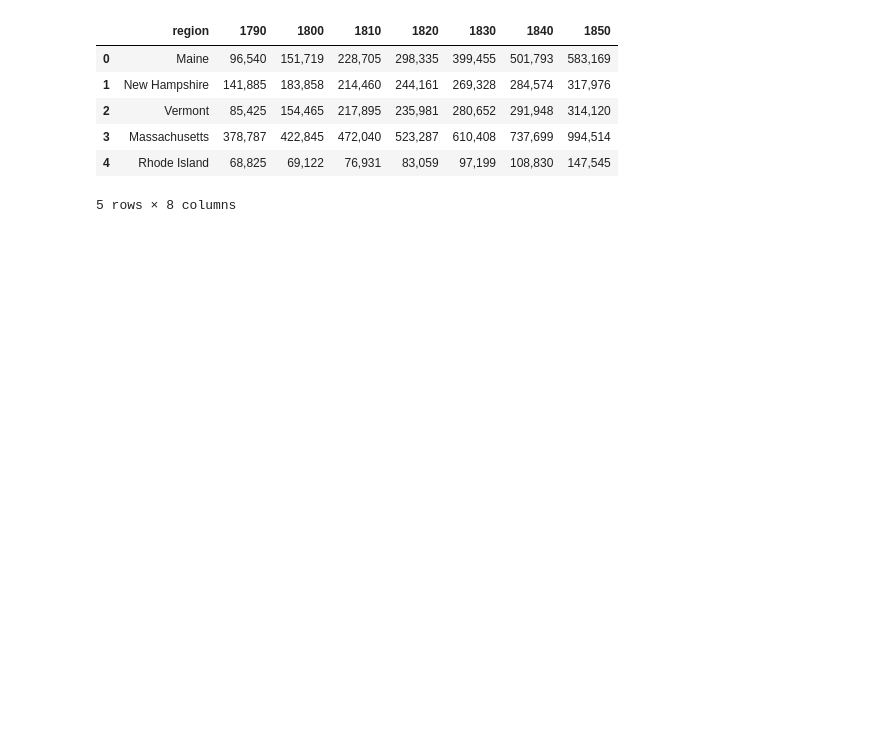
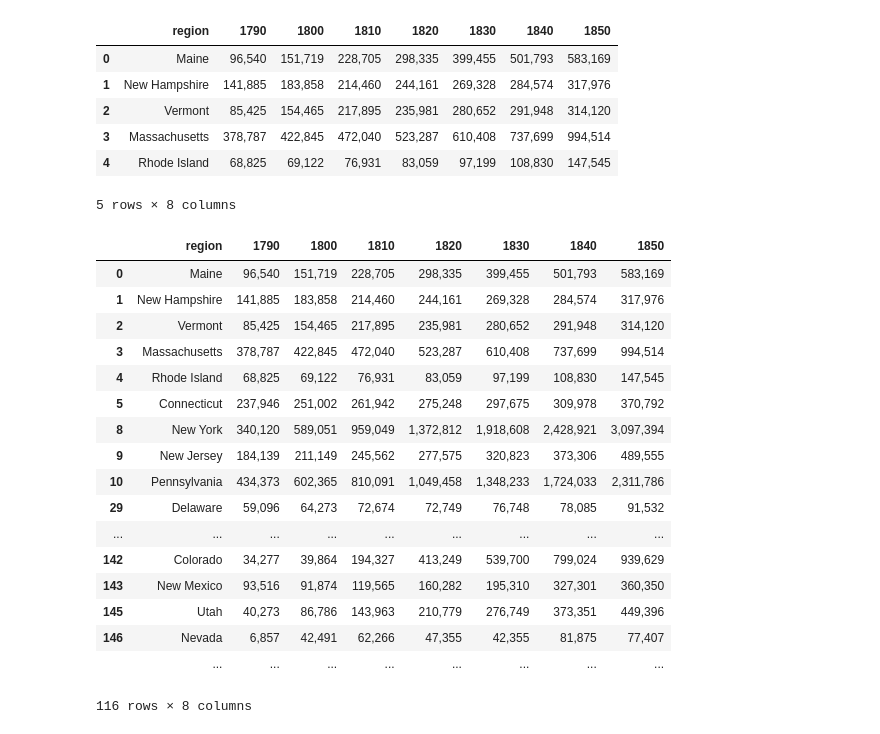
Before and after one commit to szeitlin/PopViz, a Jupyter notebook: parse_raw_populations.ipynb, the cells around one changed output. Cells and saved outputs as stored; diff of their text form; code cells hidden in the pictures; blank space fills up the shorter version.

Commit message:
better column widths, dropped region names and NaNs

```diff
--- a/parse_raw_populations.ipynb
+++ b/parse_raw_populations.ipynb
@@ -3,6 +3,6 @@ import pandas
 # %%
 names = ['region', '1790', '1800', '1810', '1820', '1830', '1840',  '1850']
 # %%
-widths = [15, 15, 15, 15, 13, 13, 13, 13]
+widths = [16, 15, 15, 13, 10, 13, 13, 13]
 # %%
 test = pandas.read_fwf("raw_table.txt", skiprows = 8, names = names, widths = widths) # index_col = 0)
@@ -16,3 +80,24 @@ test.head()
 | 3 | Massachusetts | 378,787 | 422,845 | 472,040 | 523,287 | 610,408 | 737,699 | 994,514 |
 | 4 | Rhode Island | 68,825 | 69,122 | 76,931 | 83,059 | 97,199 | 108,830 | 147,545 |
 5 rows × 8 columns
+# %%
+test.dropna()
+# %% [output]
+|  | region | 1790 | 1800 | 1810 | 1820 | 1830 | 1840 | 1850 |
+| 0 | Maine | 96,540 | 151,719 | 228,705 | 298,335 | 399,455 | 501,793 | 583,169 |
+| 1 | New Hampshire | 141,885 | 183,858 | 214,460 | 244,161 | 269,328 | 284,574 | 317,976 |
+| 2 | Vermont | 85,425 | 154,465 | 217,895 | 235,981 | 280,652 | 291,948 | 314,120 |
+| 3 | Massachusetts | 378,787 | 422,845 | 472,040 | 523,287 | 610,408 | 737,699 | 994,514 |
+| 4 | Rhode Island | 68,825 | 69,122 | 76,931 | 83,059 | 97,199 | 108,830 | 147,545 |
+| 5 | Connecticut | 237,946 | 251,002 | 261,942 | 275,248 | 297,675 | 309,978 | 370,792 |
+| 8 | New York | 340,120 | 589,051 | 959,049 | 1,372,812 | 1,918,608 | 2,428,921 | 3,097,394 |
+| 9 | New Jersey | 184,139 | 211,149 | 245,562 | 277,575 | 320,823 | 373,306 | 489,555 |
+| 10 | Pennsylvania | 434,373 | 602,365 | 810,091 | 1,049,458 | 1,348,233 | 1,724,033 | 2,311,786 |
+| 29 | Delaware | 59,096 | 64,273 | 72,674 | 72,749 | 76,748 | 78,085 | 91,532 |
+| ... | ... | ... | ... | ... | ... | ... | ... | ... |
+| 142 | Colorado | 34,277 | 39,864 | 194,327 | 413,249 | 539,700 | 799,024 | 939,629 |
+| 143 | New Mexico | 93,516 | 91,874 | 119,565 | 160,282 | 195,310 | 327,301 | 360,350 |
+| 145 | Utah | 40,273 | 86,786 | 143,963 | 210,779 | 276,749 | 373,351 | 449,396 |
+| 146 | Nevada | 6,857 | 42,491 | 62,266 | 47,355 | 42,355 | 81,875 | 77,407 |
+|  | ... | ... | ... | ... | ... | ... | ... | ... |
+116 rows × 8 columns
```
Also changed, not shown: parts of 7 cells of this notebook.
